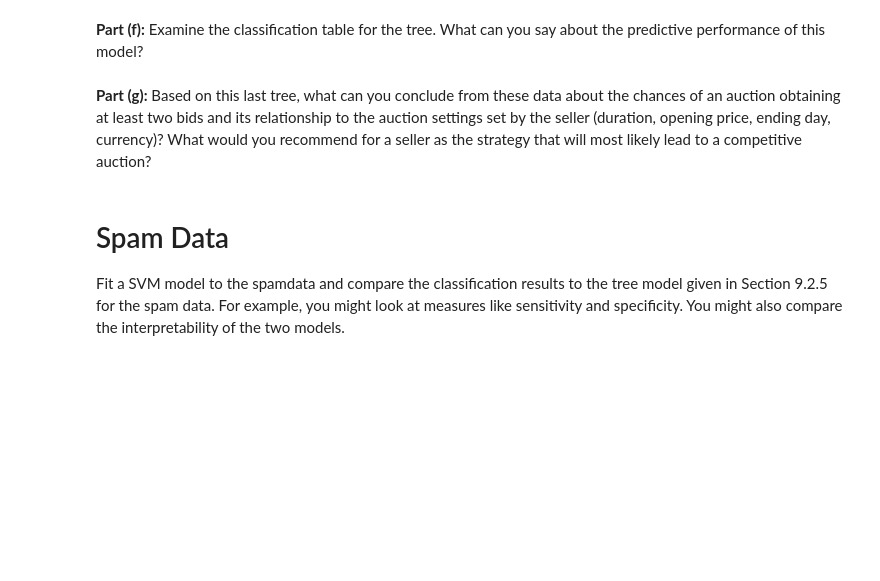
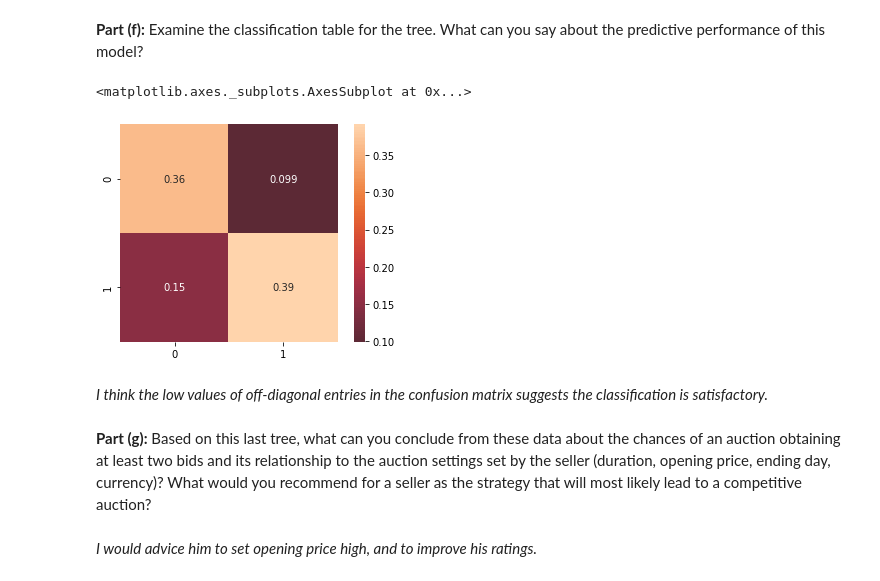
Before and after one commit to Samuel-CHLam/MIT_Submissions, a Jupyter notebook: IDS.147/IDS.147_PSet_6.ipynb, the cells around one changed output. Drawn from its saved outputs; the diff is of its cells as text; code cells hidden in the pictures; blank space fills up the shorter version.

```diff
--- a/IDS.147/IDS.147_PSet_6.ipynb
+++ b/IDS.147/IDS.147_PSet_6.ipynb
@@ -161,7 +277,15 @@ print(1)
 # %% [markdown]
 **Part (f):** Examine the classification table for the tree. What can you say about the predictive performance of this model?
+# %%
+import seaborn as sns
+conf_mat = sklearn.metrics.confusion_matrix(y_test, final_clf.predict(X_test)) / y_test.size
+sns.heatmap(conf_mat, center=0, annot=True, square=True)
+# %% [output]
+<matplotlib.axes._subplots.AxesSubplot at 0x...>
+[figure, added]
+# %% [markdown]
+*I think the low values of off-diagonal entries in the confusion matrix suggests the classification is satisfactory.*
 # %% [markdown]
 **Part (g):** Based on this last tree, what can you conclude from these data about the chances of an auction obtaining at least two bids and its relationship to the auction settings set by the seller (duration, opening price, ending day, currency)?  What would you recommend for a seller as the strategy that will most likely lead to a competitive auction?
-# %% [markdown]
-# Spam Data
-Fit a SVM model to the spamdata and compare the classification results to the tree model given in Section 9.2.5 for the spam data. For example, you might look at measures like sensitivity and specificity. You might also compare the interpretability of the two models.
+# %% [markdown]
+*I would advice him to set opening price high, and to improve his ratings.*
```
Also changed, not shown: parts of 29 cells of this notebook, 3 other files.
